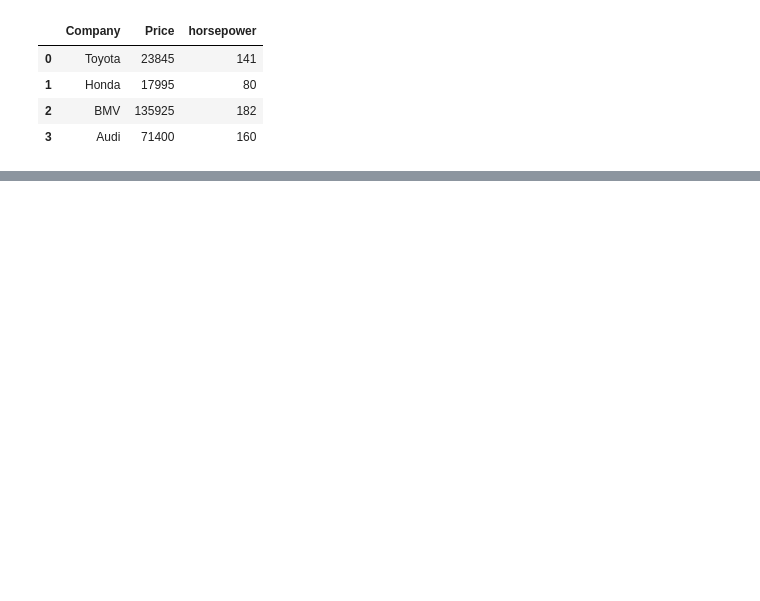
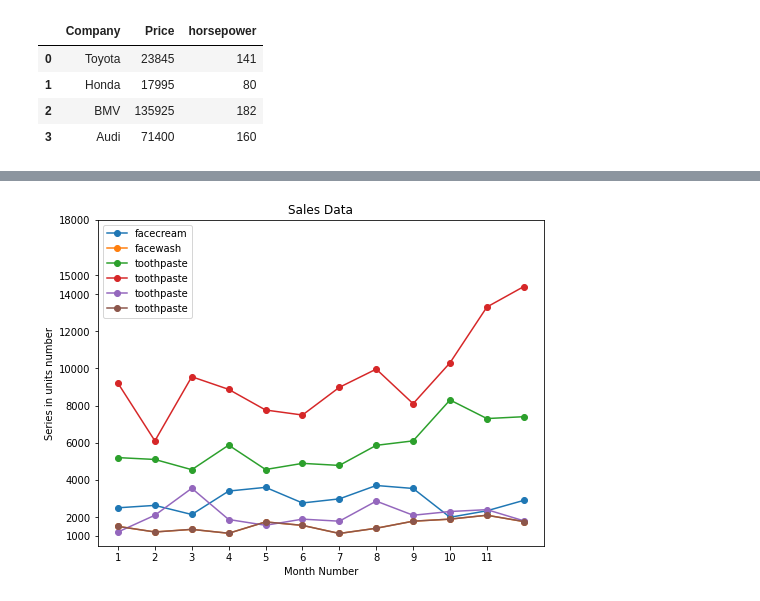
Before and after one commit to mayrealyam/SCA_python_libtasks, a Jupyter notebook: Numpy, Pandas and Matplotlib.ipynb, the cells around one changed output, grey strips where cells are left out. Saved outputs shown, nothing was run; the diff lists cells and outputs as text; code cells hidden in the pictures; blank space fills up the shorter version.

```diff
--- a/Numpy, Pandas and Matplotlib.ipynb
+++ b/Numpy, Pandas and Matplotlib.ipynb
@@ -282,0 +345,17 @@ ParserError: Error tokenizing data. C error: Expected 9 fields in line 7, saw 47
+# %%
+plt.figure(figsize=(8,6))
+plt.plot(sales_df["month_number"], sales_df["facecream"], label="facecream", marker="o")
+plt.plot(sales_df["month_number"], sales_df["facewash"], label="facewash", marker = "o")
+plt.plot(sales_df["month_number"], sales_df["toothpaste"], label="toothpaste", marker="o")
+plt.plot(sales_df["month_number"], sales_df["bathingsoap"], label="toothpaste", marker="o")
+plt.plot(sales_df["month_number"], sales_df["shampoo"], label="toothpaste", marker="o")
+plt.plot(sales_df["month_number"],sales_df["moisturizer"], label="toothpaste", marker="o")
+plt.xticks(ticks=np.arange(1, 12))
+plt.yticks(ticks=[1000, 2000, 4000, 6000, 8000, 10000, 12000, 14000, 15000, 18000])
+plt.xlabel("Month Number")
+plt.ylabel("Series in units number")
+plt.legend()
+plt.title("Sales Data")
+plt.show()
+# %% [output]
+[figure, added]
```
Also changed, not shown: parts of 27 cells of this notebook.
